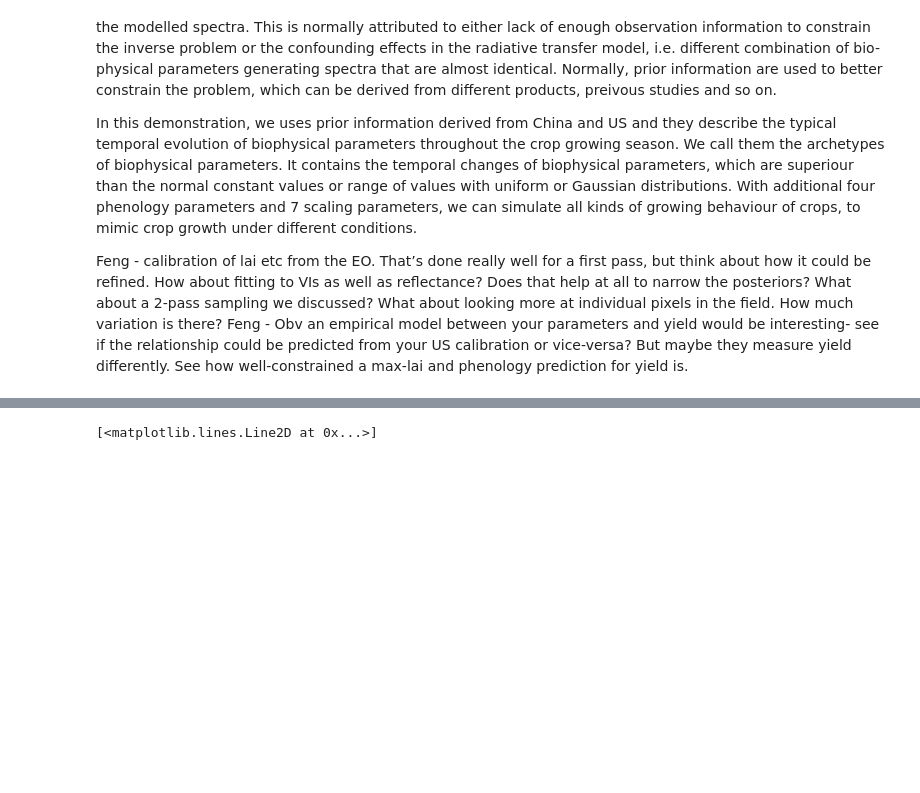
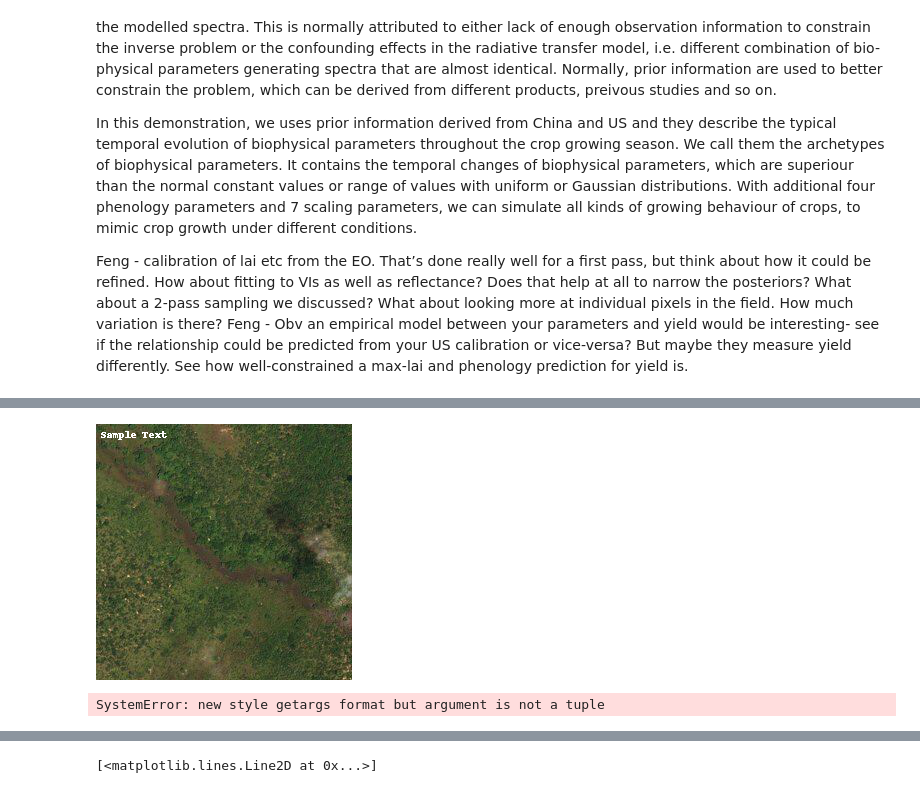
Before and after one commit to UCL-EO/Workshop2022, a Jupyter notebook: notebooks/01-Satellite_data.ipynb, the cells around one changed output, grey strips where cells are left out. Cells and saved outputs as stored; diff of their text form; code cells hidden in the pictures; blank space fills up the shorter version.

```diff
--- a/notebooks/01-Satellite_data.ipynb
+++ b/notebooks/01-Satellite_data.ipynb
@@ -250,0 +646,20 @@ Map(center=[9.3771, -0.6062], controls=(ZoomControl(options=['position', 'zoom_i
+# %%
+x = np.asarray(img.convert('RGBA')).copy()
+x[:, :, 3] = (255 * (x[:, :, :3] != 0).any(axis=2)).astype(np.uint8)
+Image.fromarray(x)
+
+# img.putdata(x.reshape(-1, 4).tolist())
+# %matplotlib inline
+
+# plt.imshow(x[:, :, 3])
+# %% [output]
+[figure, added]
+# %%
+dat = np.asarray(img.getdata())
+mask = (dat == 0).all(axis=1)
+alpha = np.ones(dat.shape[0]) * 255
+alpha[mask] = 0
+alpha = alpha.astype(np.uint8)
+alpha = Image.new("L", img.size, alpha)
+# %% [output]
+SystemError: new style getargs format but argument is not a tuple
```
Also changed, not shown: parts of 21 cells of this notebook, 2 other files.
